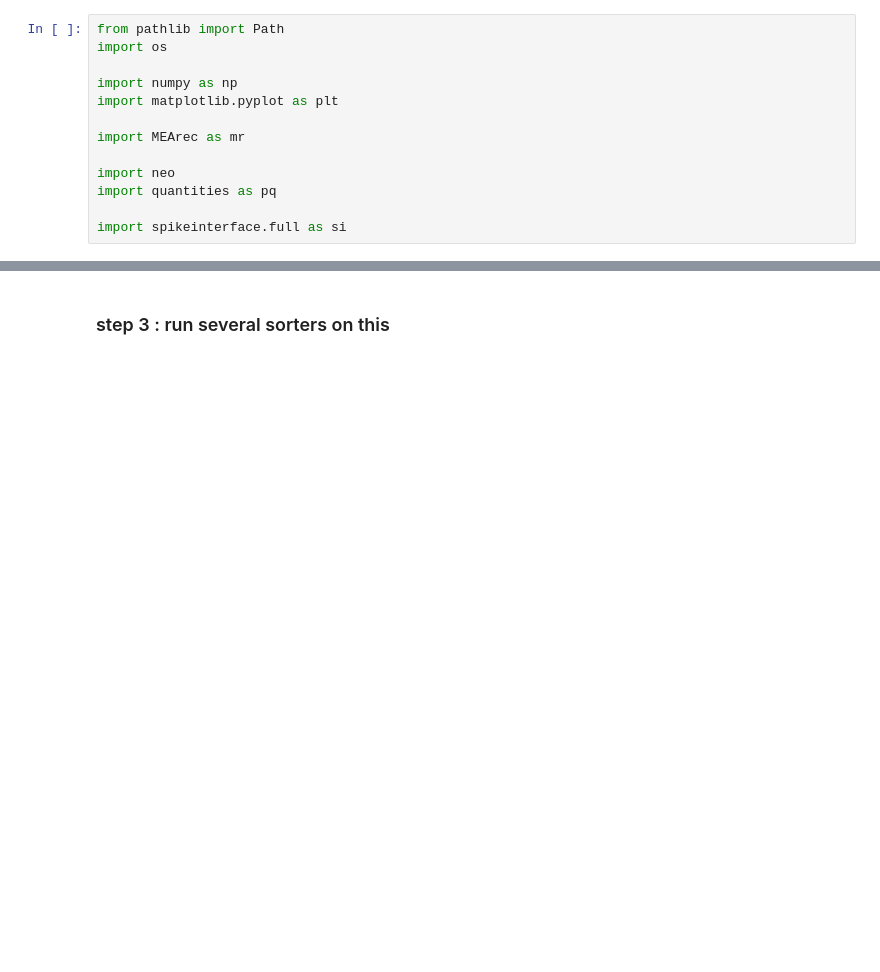
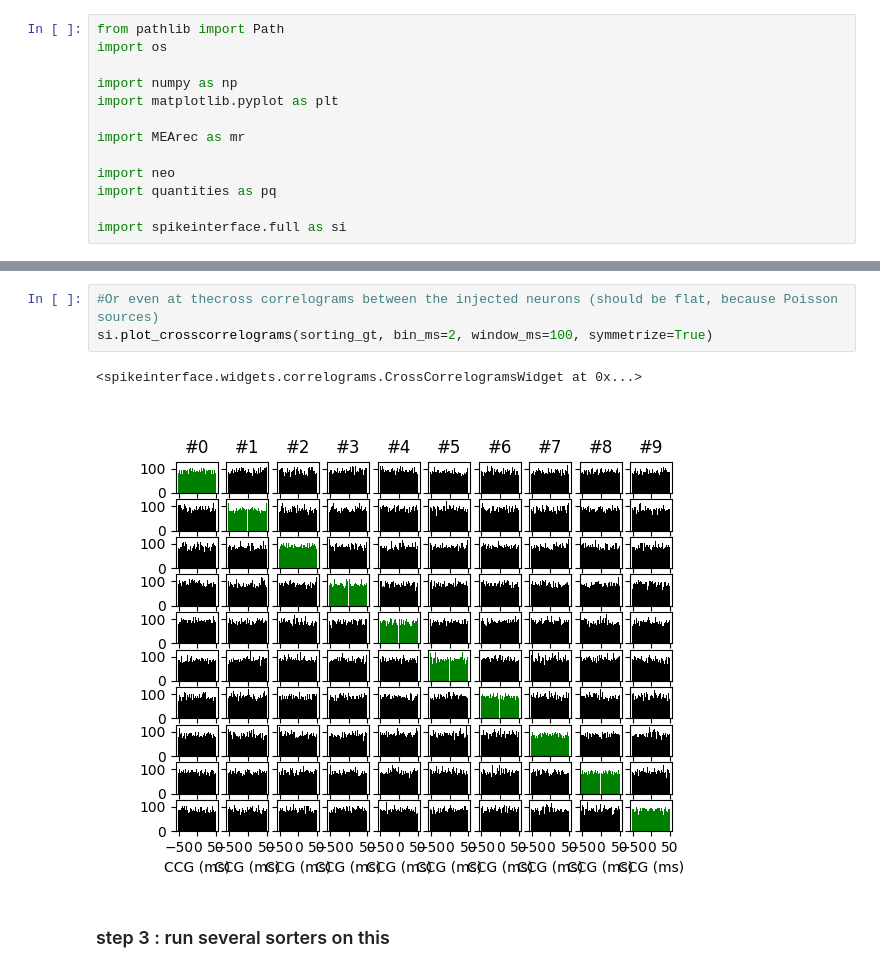
Before and after one commit to samuelgarcia/school_spike_sorting_lyon_2021, a Jupyter notebook: Practice_3_benchmark_some_sorters/practice_3_benchmark_sorters.ipynb, the cells around one changed output, grey strips where cells are left out. Cells and saved outputs as stored; diff of their text form; blank space fills up the shorter version.

```diff
--- a/Practice_3_benchmark_some_sorters/practice_3_benchmark_sorters.ipynb
+++ b/Practice_3_benchmark_some_sorters/practice_3_benchmark_sorters.ipynb
@@ -98,3 +125,9 @@ mr.save_recording_generator(recgen, filename=recording_filename)
+# %%
+#Or even at thecross correlograms between the injected neurons (should be flat, because Poisson sources)
+si.plot_crosscorrelograms(sorting_gt, bin_ms=2, window_ms=100, symmetrize=True)
+# %% [output]
+<spikeinterface.widgets.correlograms.CrossCorrelogramsWidget at 0x...>
+[figure, added]
 # %% [markdown]
 ### step 3 : run several sorters on this
 # %% [markdown]
```
Also changed, not shown: parts of 14 cells of this notebook.
